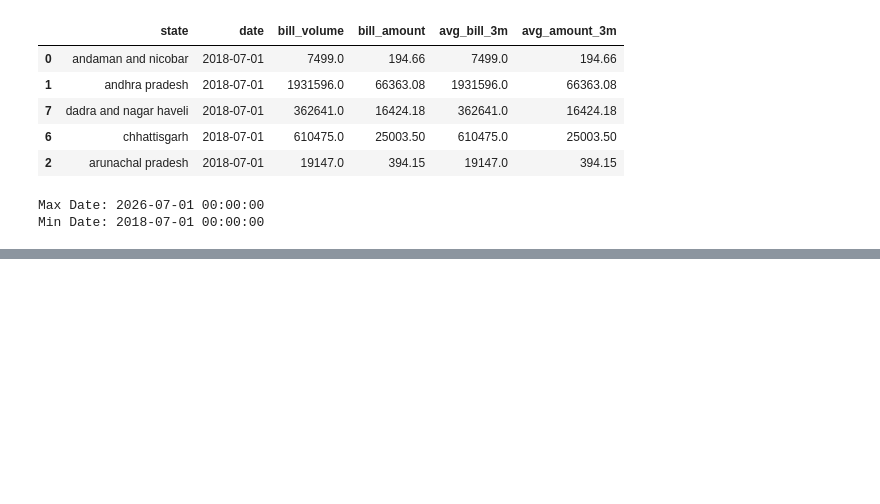
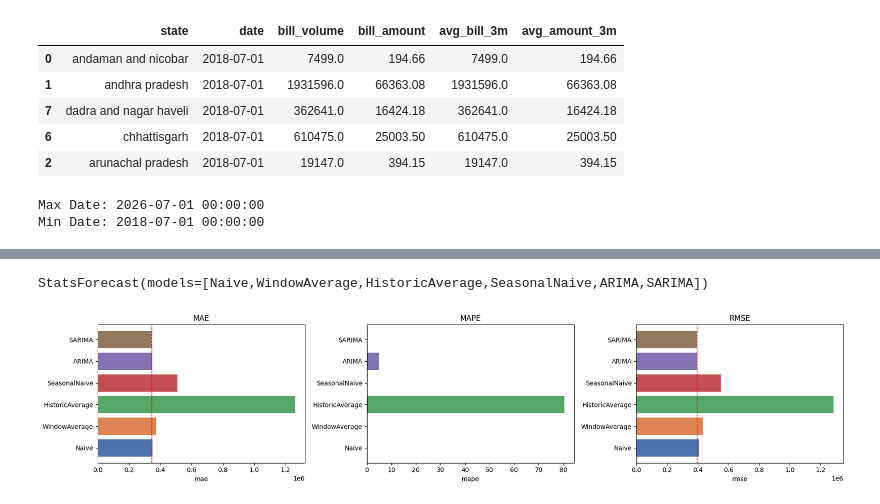
Before and after one commit to IamRaNo/india-logistics-hub-optimizer, a Jupyter notebook: jupyter notebooks/01_forecasting.ipynb, the cells around one changed output, grey strips where cells are left out. Cells and saved outputs as stored; diff of their text form; code cells hidden in the pictures; blank space fills up the shorter version.

Commit message:
bill volume forecasting done

```diff
--- a/jupyter notebooks/01_forecasting.ipynb
+++ b/jupyter notebooks/01_forecasting.ipynb
@@ -201,0 +227,46 @@ Min Date: 2018-07-01 00:00:00
+# %%
+models = [
+    Naive(),
+    WindowAverage(window_size=3),
+    HistoricAverage(),
+    SeasonalNaive(season_length=12),
+    AutoARIMA(seasonal=False,alias='ARIMA'),
+    AutoARIMA(season_length=12, alias="SARIMA")
+]
+
+
+forecast_model = StatsForecast(models=models, freq='MS')
+forecast_model.fit(train)
+# %% [output]
+StatsForecast(models=[Naive,WindowAverage,HistoricAverage,SeasonalNaive,ARIMA,SARIMA])
+# %%
+cv_results = forecast_model.cross_validation(
+    df = train,
+    n_windows=5,
+    h=12,
+    step_size = 6
+)
+# %%
+evaluation = evaluate(
+    cv_results,
+    metrics=[mae,rmse,mape],
+    models=['Naive', 'WindowAverage', 'HistoricAverage', 'SeasonalNaive', 'ARIMA', 'SARIMA']
+)
+# %%
+eval_summary = evaluation.groupby('metric')[['Naive', 'WindowAverage', 'HistoricAverage', 'SeasonalNaive', 'ARIMA', 'SARIMA']].mean().round(2)
+# %%
+colors = ['#4C72B0', '#DD8452', '#55A868', '#C44E52', '#8172B2', '#937860']
+
+fig, axes = plt.subplots(1, 3, figsize=(18,4))
+
+for ax, metric in zip(axes, eval_summary.index):
+    values = eval_summary.loc[metric]
+    ax.barh(eval_summary.columns, values, color=colors)
+    ax.axvline(values.min(), color='red', linestyle='--', linewidth=1)
+    ax.set_title(metric.upper())
+    ax.set_xlabel(metric)
+
+plt.tight_layout()
+plt.show()
+# %% [output]
+[figure, added]
```
Also changed, not shown: parts of 8 cells of this notebook, 2 other files.
